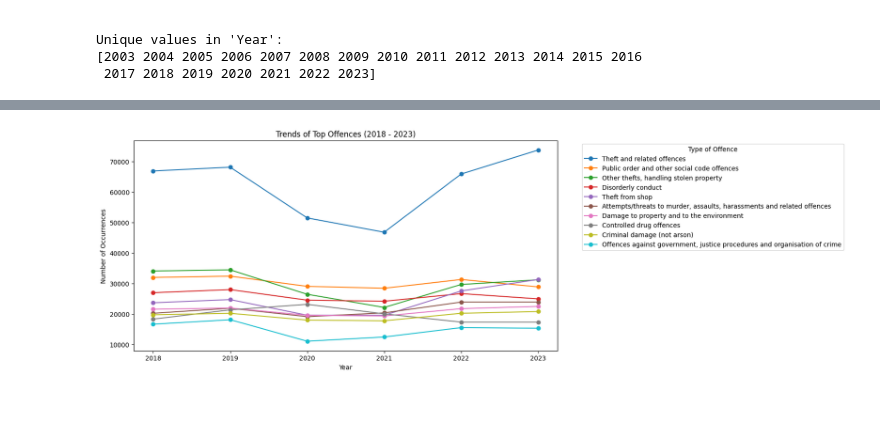
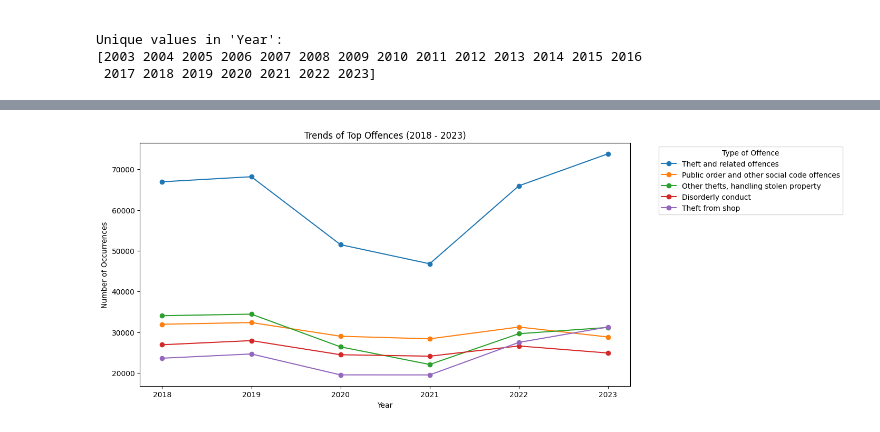
Before and after one commit to M-Strzelecki/CrimeData_Analysis_Projects, a Jupyter notebook: 1_Crime_Data_Analysis/Data_Analysis.ipynb, the cells around one changed output, grey strips where cells are left out. Saved outputs shown, nothing was run; the diff lists cells and outputs as text; code cells hidden in the pictures; blank space fills up the shorter version.

```diff
--- a/1_Crime_Data_Analysis/Data_Analysis.ipynb
+++ b/1_Crime_Data_Analysis/Data_Analysis.ipynb
@@ -88,17 +81,17 @@ Passing `palette` without assigning `hue` is deprecated and will be removed in v
 # %%
 # Group by Year and Type of Offence, summing the 'VALUE' for each combination
 crime_trends = recent_crime_data.groupby(['Year', 'Type of Offence'])['VALUE'].sum().unstack(fill_value=0)
 
 # Plotting a subset of offences (top X most frequent offences)
-top_offences = crime_counts.head(10).index  # Adjust number of offences as needed
+top_offences = crime_counts.head(5).index  # Adjust number of offences as needed
 crime_trends[top_offences].plot(kind='line', figsize=(12, 6), marker='o')
 plt.title('Trends of Top Offences (2018 - 2023)')
 plt.xlabel('Year')
 plt.ylabel('Number of Occurrences')
 plt.legend(title='Type of Offence', bbox_to_anchor=(1.05, 1), loc='upper left')
 plt.show()
 # %% [output]
-[figure, old version]
+[figure, new version]
 # %%
 def plot_crime_data(data, start_year=2021, end_year=2023, num_offences=10,
                     ascending=False, chart_type='bar'):
```
Also changed, not shown: parts of 5 cells of this notebook.
